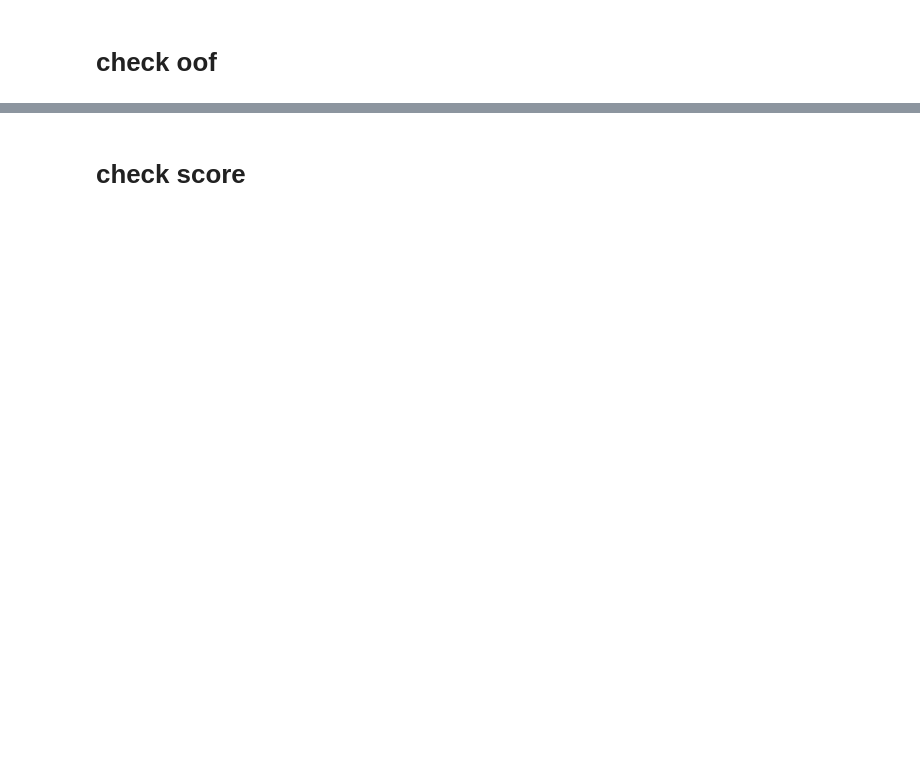
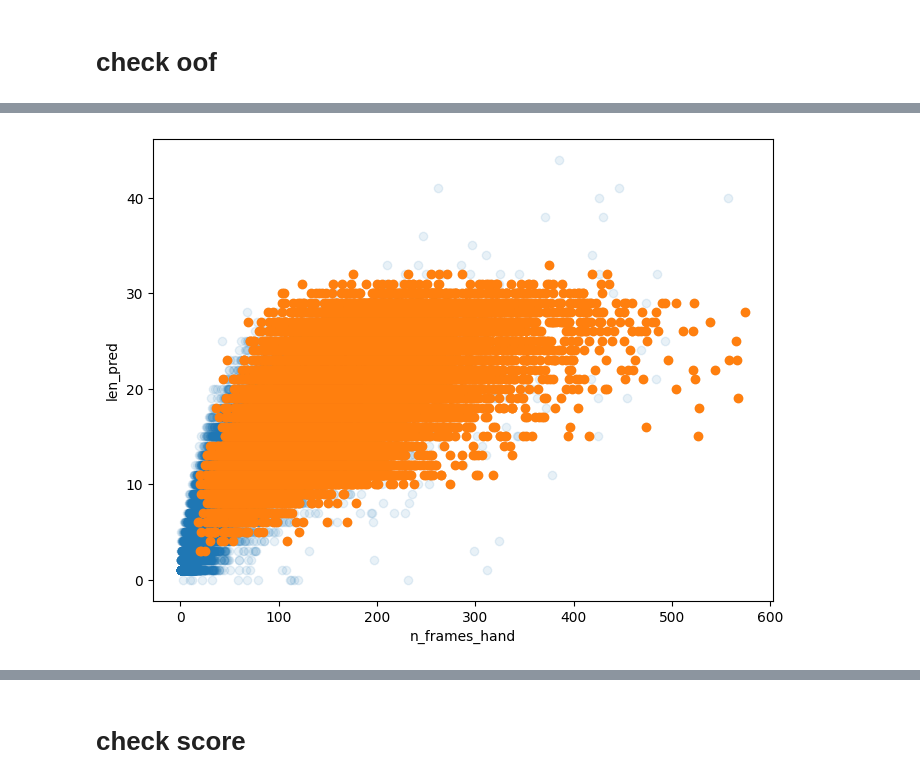
Before and after one commit to Luka-Magic/kaggle_asl2, a Jupyter notebook: exp/exp0007/check_oof.ipynb, the cells around one changed output, grey strips where cells are left out. Cells and saved outputs as stored; diff of their text form; code cells hidden in the pictures; blank space fills up the shorter version.

```diff
--- a/exp/exp0007/check_oof.ipynb
+++ b/exp/exp0007/check_oof.ipynb
@@ -19,0 +64,10 @@ oof_df = pd.concat([oof_0_df, oof_1_df], axis=0)
+# %%
+fig, ax = plt.subplots(figsize=(8, 6))
+ax.scatter(oof_df['n_frames_hand'], oof_df['len_pred'], alpha=0.1)
+oof_low_df = oof_df.query('score > 0.8')
+ax.scatter(oof_low_df['n_frames_hand'], oof_low_df['len_pred'], alpha=1)
+ax.set_xlabel('n_frames_hand')
+ax.set_ylabel('len_pred')
+plt.show()
+# %% [output]
+[figure, added]
```
Also changed, not shown: parts of 26 cells of this notebook, 4 other files.
